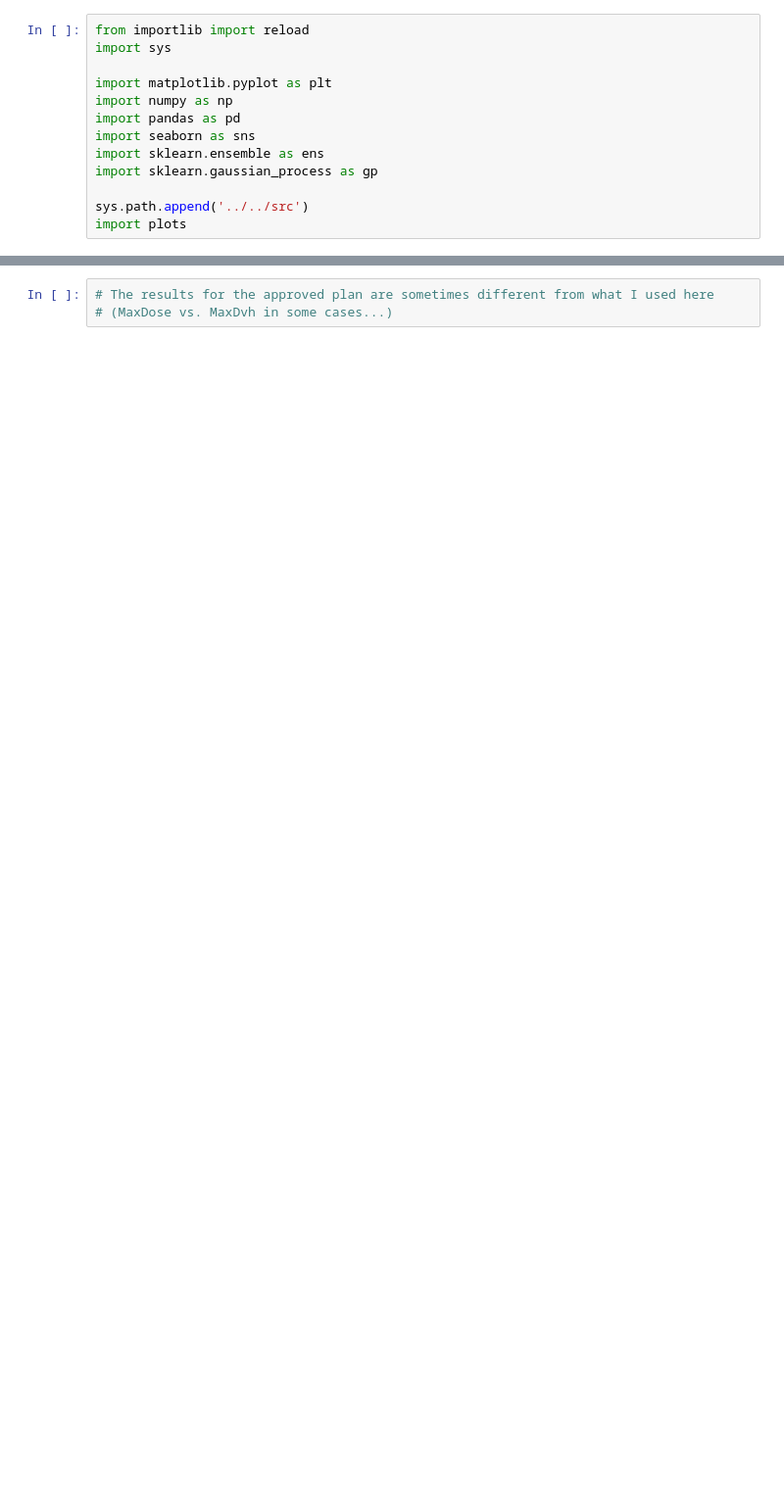
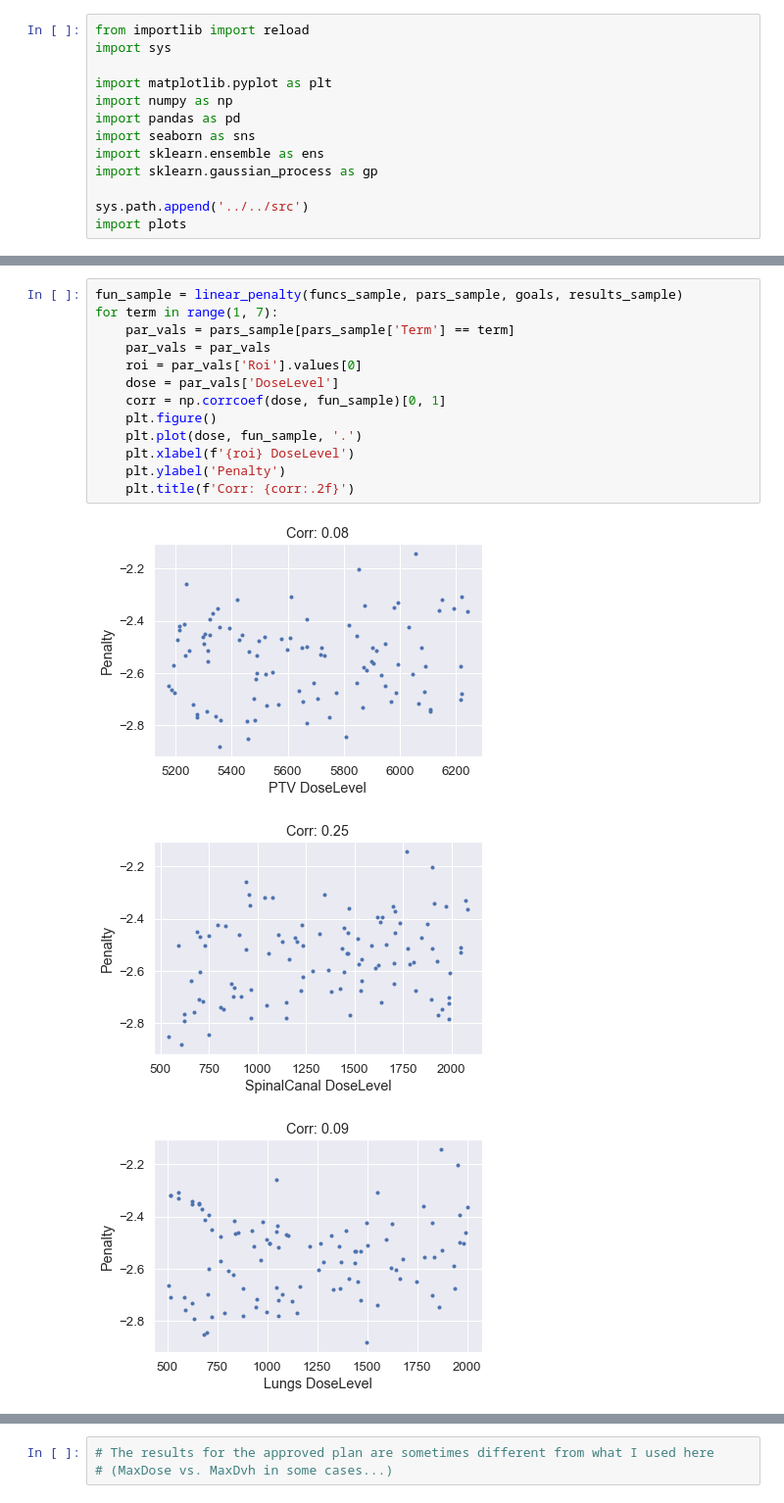
Before and after one commit to kels271828/RayBay, a Jupyter notebook: results/patient1/toy_problem.ipynb, the cells around one changed output, grey strips where cells are left out. Shown: that part at 98% size. Saved outputs shown, nothing was run; the diff lists cells and outputs as text; blank space fills up the shorter version.

```diff
--- a/results/patient1/toy_problem.ipynb
+++ b/results/patient1/toy_problem.ipynb
@@ -106,0 +124,17 @@ for ii in range(len(ydata)):
+# %%
+fun_sample = linear_penalty(funcs_sample, pars_sample, goals, results_sample)
+for term in range(1, 7):
+    par_vals = pars_sample[pars_sample['Term'] == term]
+    par_vals = par_vals
+    roi = par_vals['Roi'].values[0]
+    dose = par_vals['DoseLevel']
+    corr = np.corrcoef(dose, fun_sample)[0, 1]
+    plt.figure()
+    plt.plot(dose, fun_sample, '.')
+    plt.xlabel(f'{roi} DoseLevel')
+    plt.ylabel('Penalty')
+    plt.title(f'Corr: {corr:.2f}')
+# %% [output]
+[figure, added]
+[figure, added]
+[figure, added]
```
Also changed, not shown: parts of 25 cells of this notebook, 6 other files.
